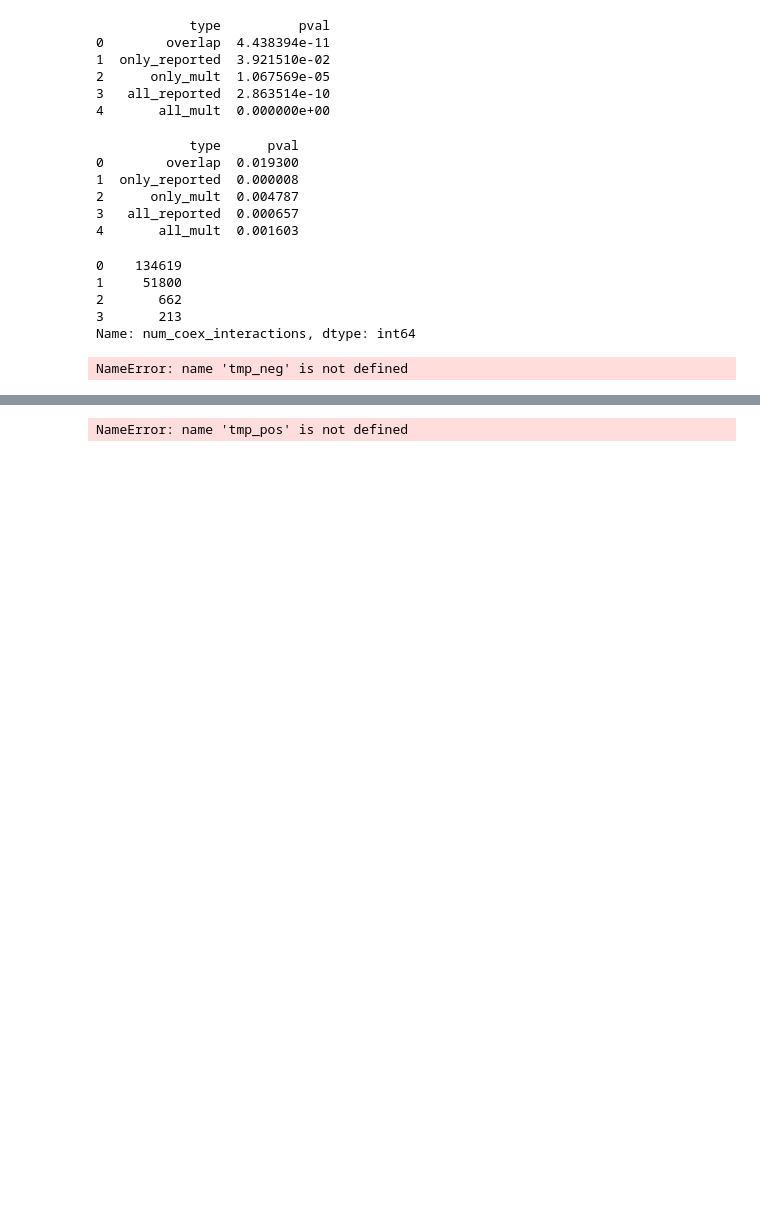
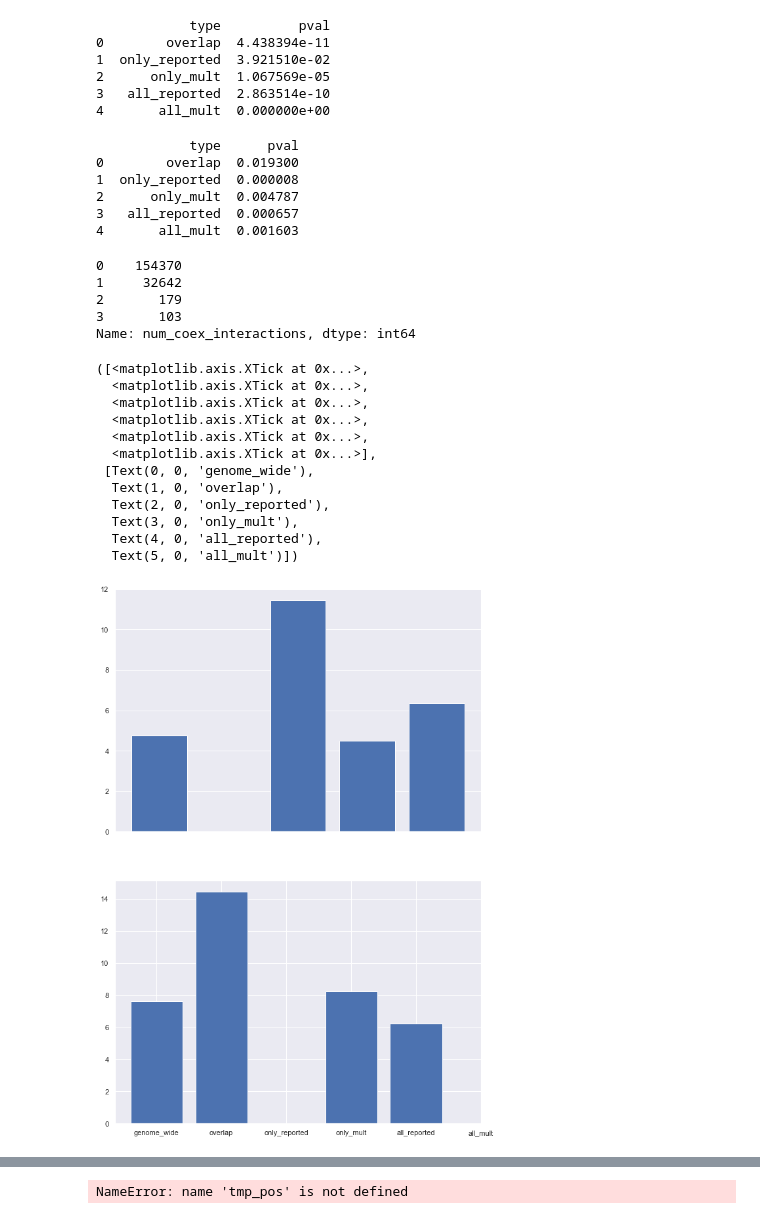
Before and after one commit to brian-arnold/epistasis_reanalysis, a Jupyter notebook: yeast_screens/Kuzmin2020.ipynb, the cells around one changed output, grey strips where cells are left out. Saved outputs shown, nothing was run; the diff lists cells and outputs as text; code cells hidden in the pictures; blank space fills up the shorter version.

```diff
--- a/yeast_screens/Kuzmin2020.ipynb
+++ b/yeast_screens/Kuzmin2020.ipynb
@@ -537,7 +547,7 @@ print(enrich.perform_hypergeom_test(df, "positive", enrich.alleles_2_go_enrichme
 3   all_reported  0.000657
 4       all_mult  0.001603
 # %%
-coexpression_gene_pairs = db.get_coexpression_gene_pairs(3)
+coexpression_gene_pairs = db.get_coexpression_gene_pairs(4)
 
 def count_physical_interactions(df, gene_physical_pairwise_interactions):
     num_physical_interactions = {}
@@ -574,16 +584,40 @@ df['three_coex_interactions'] = df['alleles'].map(three_coex_interactions)
 
 print(df['num_coex_interactions'].value_counts())
 # %% [output]
-0    134619
-1     51800
-2       662
-3       213
+0    154370
+1     32642
+2       179
+3       103
 Name: num_coex_interactions, dtype: int64
-# %%
-neg_multiplicative_alleles = tmp_neg.alleles[(tmp_neg.array_allele_name_x.isna()) & (tmp_neg.array_allele_name_y.notna())]
-tmp = df.loc[df['alleles'].isin(neg_multiplicative_alleles)]
-
-x = tmp[(tmp.adjusted_interaction_score_epsilon_or_tau>0.00)][["alleles", "adjusted_interaction_score_epsilon_or_tau", isserlis, multiplicative]].sort_values(by="alleles")
-x.tail(30)
-# %% [output]
-NameError: name 'tmp_neg' is not defined
+# %%
+# functions to use to explore pbhysical interactions: fraction_physical_twoplus, fraction_physical_three
+fig, axs = plt.subplots(nrows=2, figsize=(10,15))
+
+func = enrich.fraction_coex_three
+p = 0.05
+
+genome_wide = func(df)
+
+overlap, only_reported, only_mult, all_reported, all_mult = enrich.outlier_enrichment(df[df.pval < p], "negative", func, multiplicative, tau_mult_sig_val)
+mk_barplot(genome_wide['frac'], overlap['frac'], only_reported['frac'], only_mult['frac'], all_reported['frac'], all_mult['frac'], 0)
+
+overlap, only_reported, only_mult, all_reported, all_mult = enrich.outlier_enrichment(df[df.pval < p], "positive", func, multiplicative, tau_mult_sig_val)
+mk_barplot(genome_wide['frac'], overlap['frac'], only_reported['frac'], only_mult['frac'], all_reported['frac'], all_mult['frac'], 1)
+
+bars = ('genome_wide', 'overlap', 'only_reported', 'only_mult', 'all_reported', 'all_mult')
+x_pos = np.arange(len(bars))
+plt.xticks(x_pos, bars)
+# %% [output]
+([<matplotlib.axis.XTick at 0x...>,
+  <matplotlib.axis.XTick at 0x...>,
+  <matplotlib.axis.XTick at 0x...>,
+  <matplotlib.axis.XTick at 0x...>,
+  <matplotlib.axis.XTick at 0x...>,
+  <matplotlib.axis.XTick at 0x...>],
+ [Text(0, 0, 'genome_wide'),
+  Text(1, 0, 'overlap'),
+  Text(2, 0, 'only_reported'),
+  Text(3, 0, 'only_mult'),
+  Text(4, 0, 'all_reported'),
+  Text(5, 0, 'all_mult')])
+[figure, added]
```
Also changed, not shown: parts of 4 cells of this notebook.
